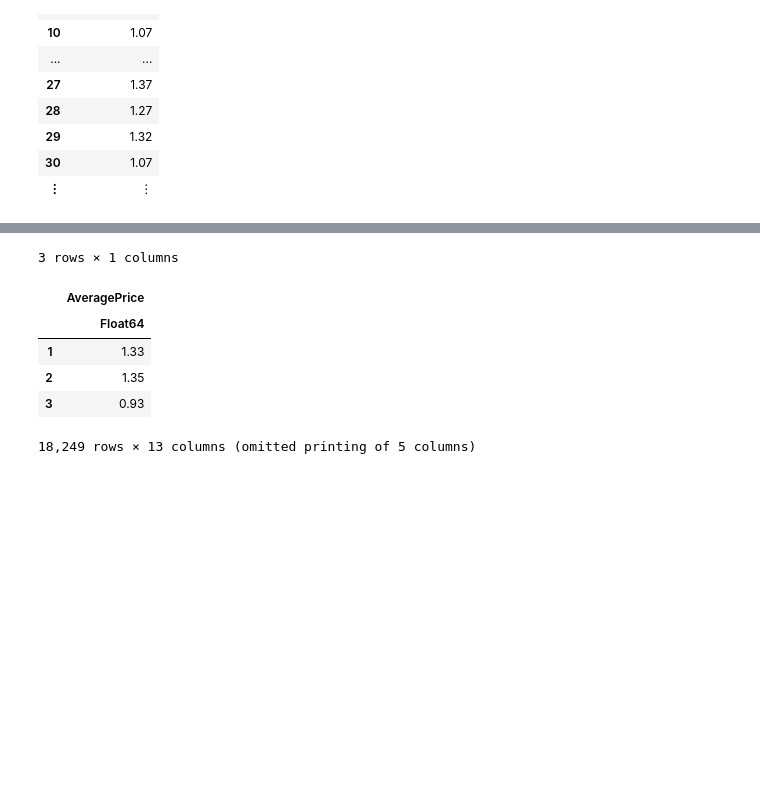
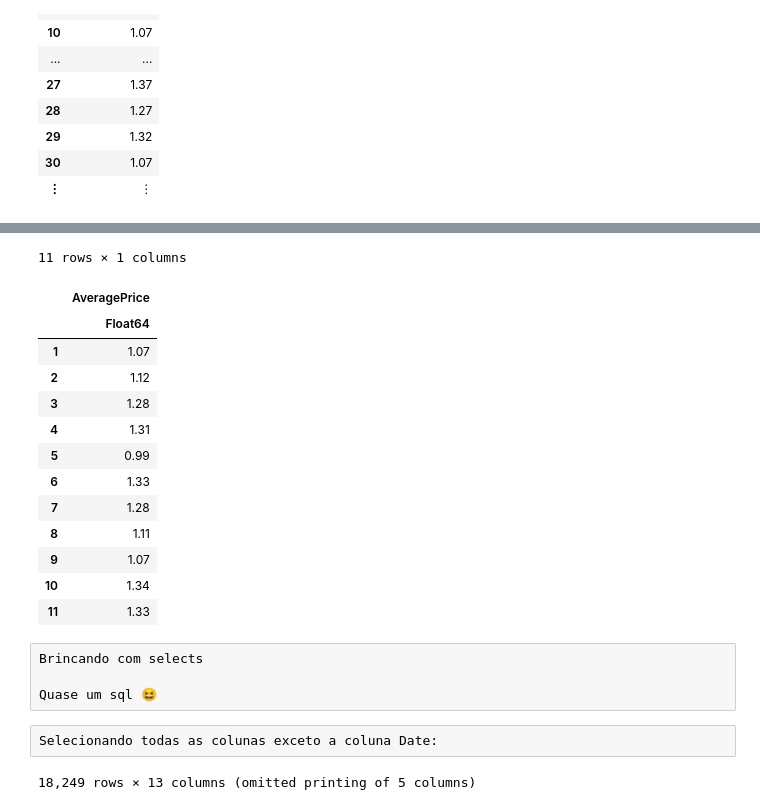
Before and after one commit to Aguiar575/DataScience, a Jupyter notebook: csv/Dataframes.ipynb, the cells around one changed output, grey strips where cells are left out. Cells and saved outputs as stored; diff of their text form; code cells hidden in the pictures; blank space fills up the shorter version.

Commit message:
Notebook referente a manipulacao de dataframes adicionado

```diff
--- a/csv/Dataframes.ipynb
+++ b/csv/Dataframes.ipynb
@@ -218,10 +261,24 @@ abacatesDataframe[:,[:AveragePrice]]
 # %%
-abacatesDataframe[1:3,[:AveragePrice]]
+abacatesDataframe[10:20,[:AveragePrice]]
 # %% [output]
-3 rows × 1 columns
+11 rows × 1 columns
 |  | AveragePrice |
 |  | Float64 |
-| 1 | 1.33 |
-| 2 | 1.35 |
-| 3 | 0.93 |
+| 1 | 1.07 |
+| 2 | 1.12 |
+| 3 | 1.28 |
+| 4 | 1.31 |
+| 5 | 0.99 |
+| 6 | 1.33 |
+| 7 | 1.28 |
+| 8 | 1.11 |
+| 9 | 1.07 |
+| 10 | 1.34 |
+| 11 | 1.33 |
+# %% [raw]
+Brincando com selects
+
+Quase um sql 😆
+# %% [raw]
+Selecionando todas as colunas exceto a coluna Date:
 # %%
```
Also changed, not shown: parts of 37 cells of this notebook.
